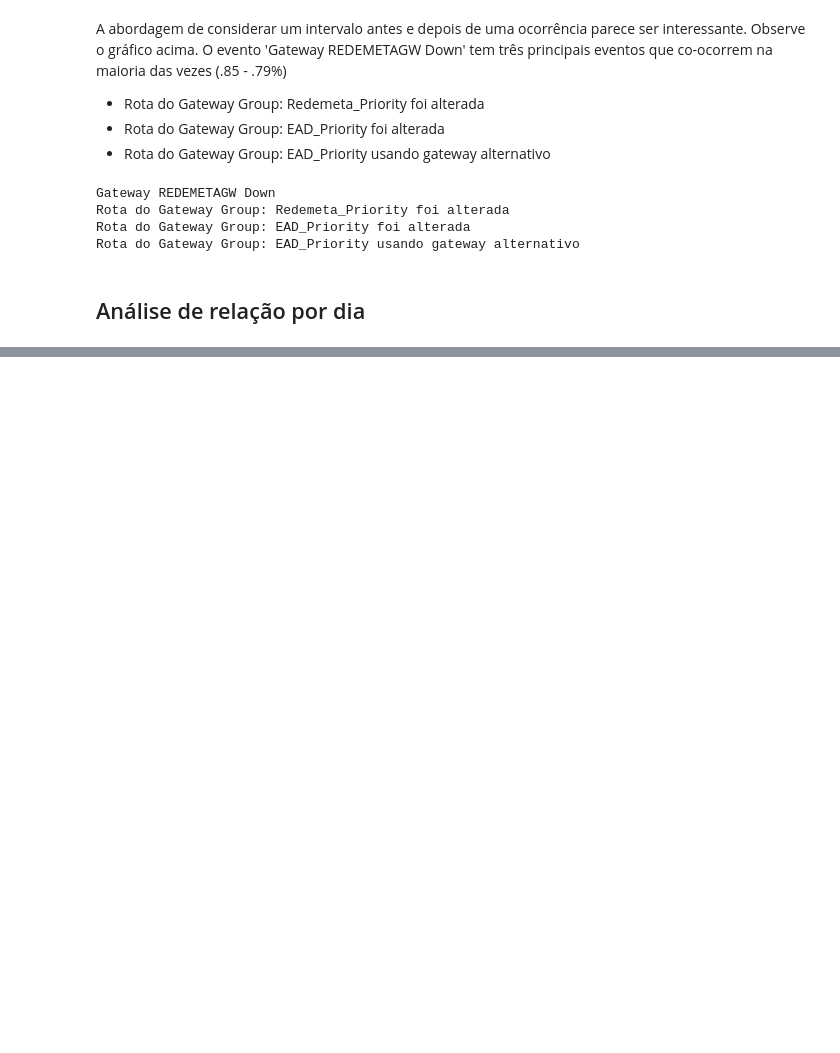
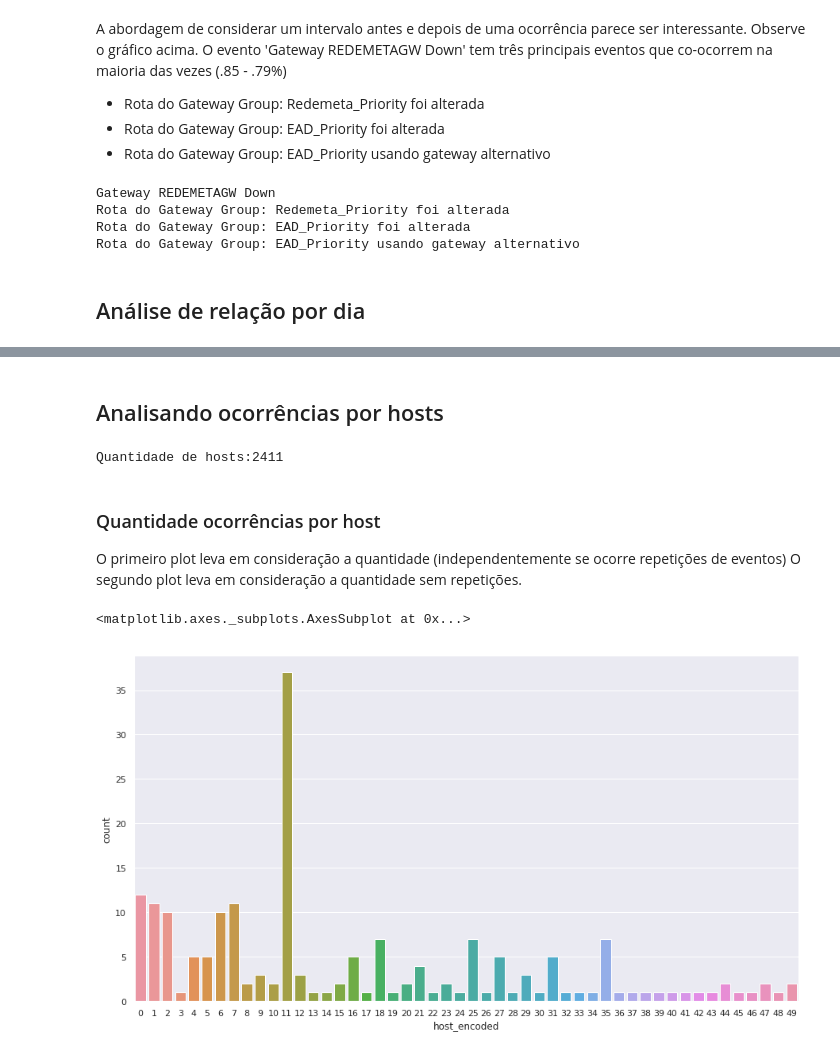
Before and after one commit to michaeloc/data_analysis_server_log, a Jupyter notebook: Analise_Ocorrencias.ipynb, the cells around one changed output, grey strips where cells are left out. Cells and saved outputs as stored; diff of their text form; code cells hidden in the pictures; blank space fills up the shorter version.

Commit message:
analise de ocorrencias por host

```diff
--- a/Analise_Ocorrencias.ipynb
+++ b/Analise_Ocorrencias.ipynb
@@ -253,3 +256,24 @@ table.query('name_encoded in [1594]')
 | 31261 | Gateway REDEMETAGW Down | Host_USC-pri-fw | 2019-04-09 07:35:10 | 2019-04-09 10:00:10 | 8700 | 1594 |
 | 31262 | Gateway REDEMETAGW Down | USC-pri-fw01 | 2019-04-09 07:35:25 | 2019-04-09 07:39:26 | 241 | 1594 |
 | 31974 | Gateway REDEMETAGW Down | USC-pri-fw01 | 2019-04-09 09:57:25 | 2019-04-09 10:02:25 | 300 | 1594 |
+# %% [markdown]
+## Analisando ocorrências por hosts
+# %%
+print(f'Quantidade de hosts: {np.unique(table.host.values).shape[0]}')
+# %% [output]
+Quantidade de hosts:2411
+# %%
+df = table.copy()
+lbe = LabelEncoder()
+df['host_encoded'] = lbe.fit_transform(df.host.values)
+df_group = df.groupby('host_encoded').name_encoded.agg(['size', 'count', 'nunique']).iloc[:50,:]
+# %% [markdown]
+### Quantidade ocorrências por host
+O primeiro plot leva em consideração a quantidade (independentemente se ocorre repetições de eventos)
+O segundo plot leva em consideração a quantidade sem repetições.
+# %%
+plt.figure(figsize=(15,8))
+sns.barplot(x='host_encoded', y='count', data=df_group.reset_index())
+# %% [output]
+<matplotlib.axes._subplots.AxesSubplot at 0x...>
+[figure, added]
```
Also changed, not shown: parts of 18 cells of this notebook.
